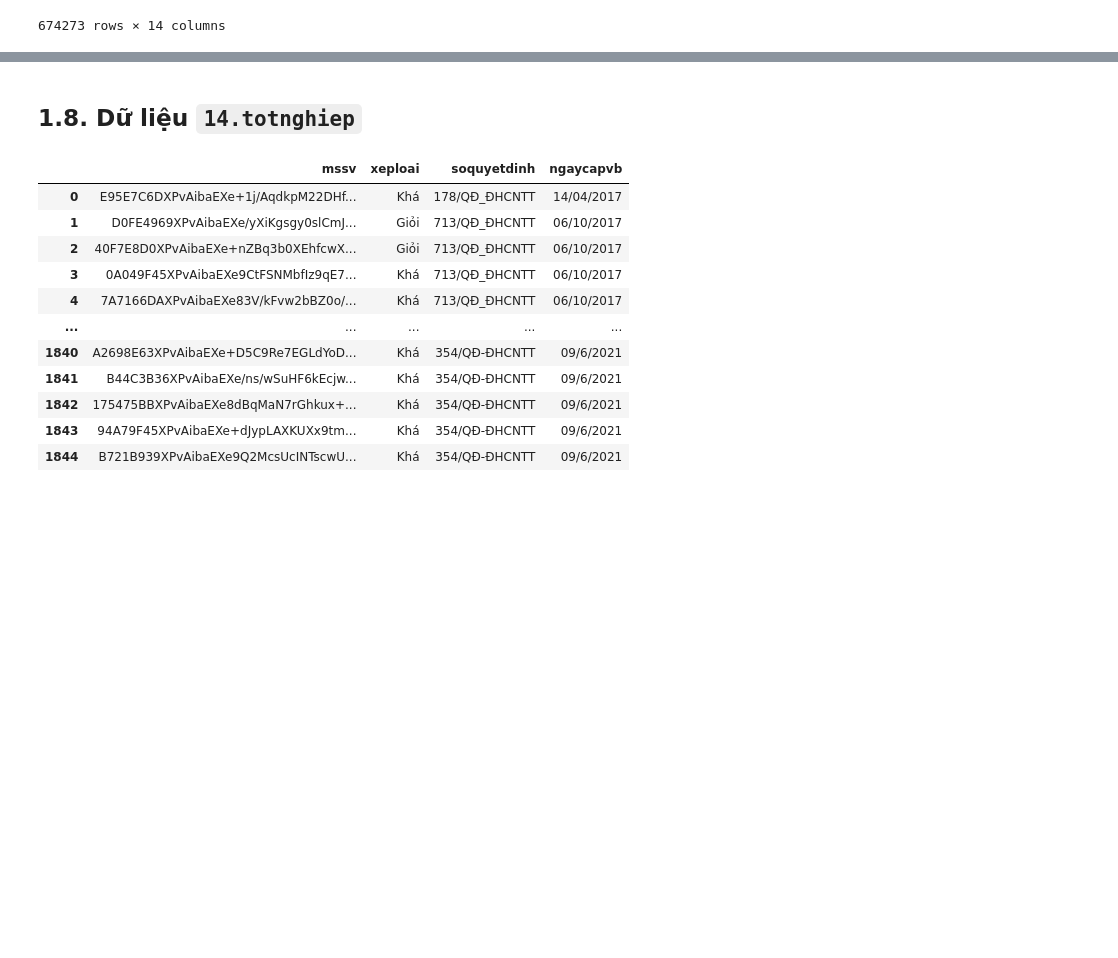
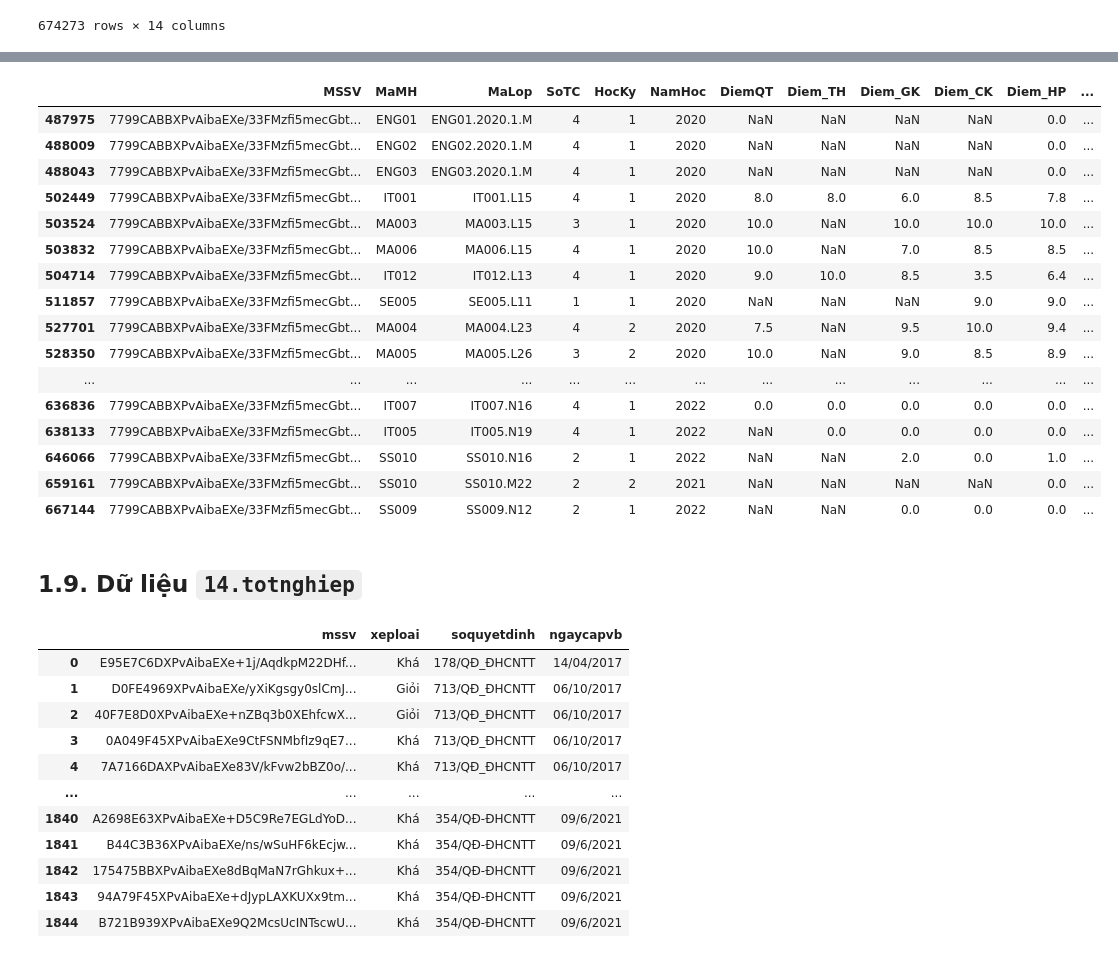
Before and after one commit to Long3309/Final-Project, a Jupyter notebook: BTTH1.ipynb, the cells around one changed output, grey strips where cells are left out. Saved outputs shown, nothing was run; the diff lists cells and outputs as text; code cells hidden in the pictures; blank space fills up the shorter version.

```diff
--- a/BTTH1.ipynb
+++ b/BTTH1.ipynb
@@ -609,0 +610,6 @@ diemthi
+# %%
+new_columns = ['MSSV', 'MaMH', 'MaLop', 'SoTC', 'HocKy', 'NamHoc', 'DiemQT',
+       'Diem_TH', 'Diem_GK', 'Diem_CK', 'Diem_HP', 'TrangThai', 'TinhTrang',
+       'MaMH_tt']
+diemthi.columns = new_columns
+diemthi
@@ -609,0 +630,2 @@ diemthi
+# %%
+diemthi = diemthi.dropna(subset=["Diem_HP"])
@@ -610,5 +687,26 @@ diemthi
+# %%
+# diemthi.loc[(diemthi["MSSV"] == "E9DF141DXPvAibaEXe9lVL3Ce6e6Ehzc5FBart3x") & (diemthi["MaMH"] == "CS109")]
+diemthi.loc[(diemthi["MSSV"] == "7799CABBXPvAibaEXe/33FMzfi5mecGbtNM11HXT")]
+# %% [output]
+|  | MSSV | MaMH | MaLop | SoTC | HocKy | NamHoc | DiemQT | Diem_TH | Diem_GK | Diem_CK | Diem_HP | ... |
+| 487975 | 7799CABBXPvAibaEXe/33FMzfi5mecGbt... | ENG01 | ENG01.2020.1.M | 4 | 1 | 2020 | NaN | NaN | NaN | NaN | 0.0 | ... |
+| 488009 | 7799CABBXPvAibaEXe/33FMzfi5mecGbt... | ENG02 | ENG02.2020.1.M | 4 | 1 | 2020 | NaN | NaN | NaN | NaN | 0.0 | ... |
+| 488043 | 7799CABBXPvAibaEXe/33FMzfi5mecGbt... | ENG03 | ENG03.2020.1.M | 4 | 1 | 2020 | NaN | NaN | NaN | NaN | 0.0 | ... |
+| 502449 | 7799CABBXPvAibaEXe/33FMzfi5mecGbt... | IT001 | IT001.L15 | 4 | 1 | 2020 | 8.0 | 8.0 | 6.0 | 8.5 | 7.8 | ... |
+| 503524 | 7799CABBXPvAibaEXe/33FMzfi5mecGbt... | MA003 | MA003.L15 | 3 | 1 | 2020 | 10.0 | NaN | 10.0 | 10.0 | 10.0 | ... |
+| 503832 | 7799CABBXPvAibaEXe/33FMzfi5mecGbt... | MA006 | MA006.L15 | 4 | 1 | 2020 | 10.0 | NaN | 7.0 | 8.5 | 8.5 | ... |
+| 504714 | 7799CABBXPvAibaEXe/33FMzfi5mecGbt... | IT012 | IT012.L13 | 4 | 1 | 2020 | 9.0 | 10.0 | 8.5 | 3.5 | 6.4 | ... |
+| 511857 | 7799CABBXPvAibaEXe/33FMzfi5mecGbt... | SE005 | SE005.L11 | 1 | 1 | 2020 | NaN | NaN | NaN | 9.0 | 9.0 | ... |
+| 527701 | 7799CABBXPvAibaEXe/33FMzfi5mecGbt... | MA004 | MA004.L23 | 4 | 2 | 2020 | 7.5 | NaN | 9.5 | 10.0 | 9.4 | ... |
+| 528350 | 7799CABBXPvAibaEXe/33FMzfi5mecGbt... | MA005 | MA005.L26 | 3 | 2 | 2020 | 10.0 | NaN | 9.0 | 8.5 | 8.9 | ... |
+| ... | ... | ... | ... | ... | ... | ... | ... | ... | ... | ... | ... | ... |
+| 636836 | 7799CABBXPvAibaEXe/33FMzfi5mecGbt... | IT007 | IT007.N16 | 4 | 1 | 2022 | 0.0 | 0.0 | 0.0 | 0.0 | 0.0 | ... |
+| 638133 | 7799CABBXPvAibaEXe/33FMzfi5mecGbt... | IT005 | IT005.N19 | 4 | 1 | 2022 | NaN | 0.0 | 0.0 | 0.0 | 0.0 | ... |
+| 646066 | 7799CABBXPvAibaEXe/33FMzfi5mecGbt... | SS010 | SS010.N16 | 2 | 1 | 2022 | NaN | NaN | 2.0 | 0.0 | 1.0 | ... |
+| 659161 | 7799CABBXPvAibaEXe/33FMzfi5mecGbt... | SS010 | SS010.M22 | 2 | 2 | 2021 | NaN | NaN | NaN | NaN | 0.0 | ... |
+| 667144 | 7799CABBXPvAibaEXe/33FMzfi5mecGbt... | SS009 | SS009.N12 | 2 | 1 | 2022 | NaN | NaN | 0.0 | 0.0 | 0.0 | ... |
 # %% [markdown]
-## 1.8. Dữ liệu `14.totnghiep`
+## 1.9. Dữ liệu `14.totnghiep`
 # %%
 totnghiep = pd.read_excel("Education_dataset_V2/14.totnghiep.xlsx")
 totnghiep = totnghiep.drop(["id"], axis = 1)
```
Also changed, not shown: parts of 10 cells of this notebook, 3 other files.
